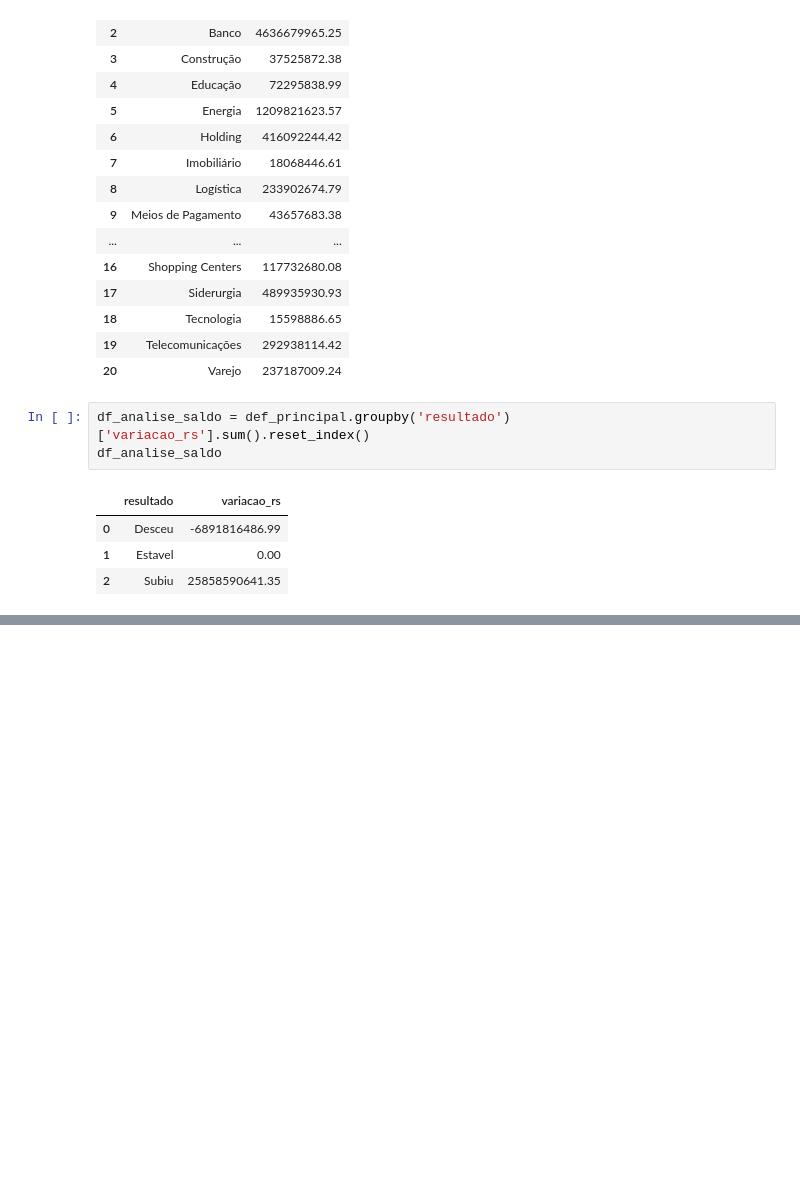
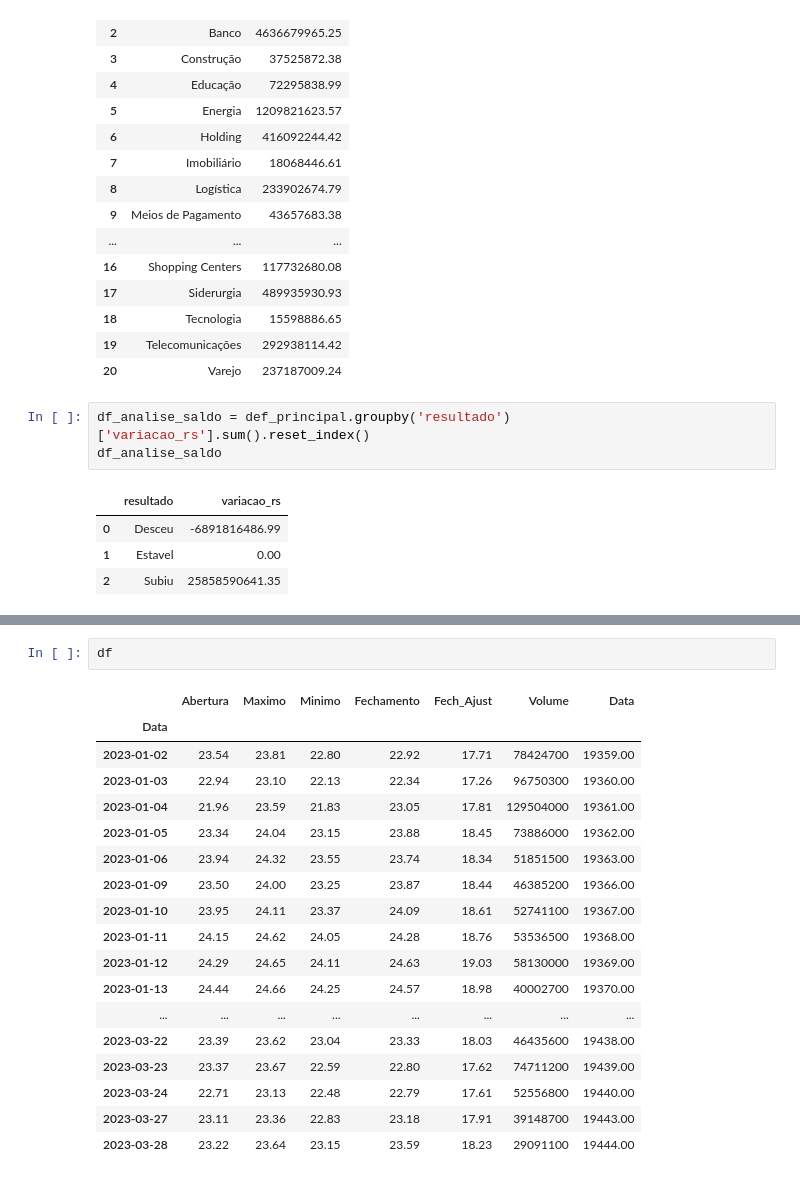
Before and after one commit to Liaelis/imersao_python, a Jupyter notebook: Imersão_Python_Aulas.ipynb, the cells around one changed output, grey strips where cells are left out. Drawn from its saved outputs; the diff is of its cells as text; blank space fills up the shorter version.

```diff
--- a/Imersão_Python_Aulas.ipynb
+++ b/Imersão_Python_Aulas.ipynb
@@ -339,0 +428,21 @@ fig.show()
+# %%
+df
+# %% [output]
+|  | Abertura | Maximo | Minimo | Fechamento | Fech_Ajust | Volume | Data |
+| Data |  |  |  |  |  |  |  |
+| 2023-01-02 | 23.54 | 23.81 | 22.80 | 22.92 | 17.71 | 78424700 | 19359.00 |
+| 2023-01-03 | 22.94 | 23.10 | 22.13 | 22.34 | 17.26 | 96750300 | 19360.00 |
+| 2023-01-04 | 21.96 | 23.59 | 21.83 | 23.05 | 17.81 | 129504000 | 19361.00 |
+| 2023-01-05 | 23.34 | 24.04 | 23.15 | 23.88 | 18.45 | 73886000 | 19362.00 |
+| 2023-01-06 | 23.94 | 24.32 | 23.55 | 23.74 | 18.34 | 51851500 | 19363.00 |
+| 2023-01-09 | 23.50 | 24.00 | 23.25 | 23.87 | 18.44 | 46385200 | 19366.00 |
+| 2023-01-10 | 23.95 | 24.11 | 23.37 | 24.09 | 18.61 | 52741100 | 19367.00 |
+| 2023-01-11 | 24.15 | 24.62 | 24.05 | 24.28 | 18.76 | 53536500 | 19368.00 |
+| 2023-01-12 | 24.29 | 24.65 | 24.11 | 24.63 | 19.03 | 58130000 | 19369.00 |
+| 2023-01-13 | 24.44 | 24.66 | 24.25 | 24.57 | 18.98 | 40002700 | 19370.00 |
+| ... | ... | ... | ... | ... | ... | ... | ... |
+| 2023-03-22 | 23.39 | 23.62 | 23.04 | 23.33 | 18.03 | 46435600 | 19438.00 |
+| 2023-03-23 | 23.37 | 23.67 | 22.59 | 22.80 | 17.62 | 74711200 | 19439.00 |
+| 2023-03-24 | 22.71 | 23.13 | 22.48 | 22.79 | 17.61 | 52556800 | 19440.00 |
+| 2023-03-27 | 23.11 | 23.36 | 22.83 | 23.18 | 17.91 | 39148700 | 19443.00 |
+| 2023-03-28 | 23.22 | 23.64 | 23.15 | 23.59 | 18.23 | 29091100 | 19444.00 |
```
Also changed, not shown: parts of 19 cells of this notebook.
